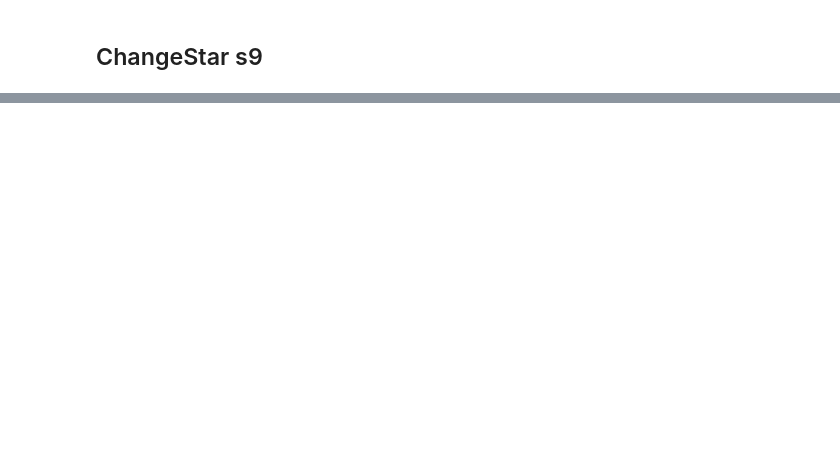
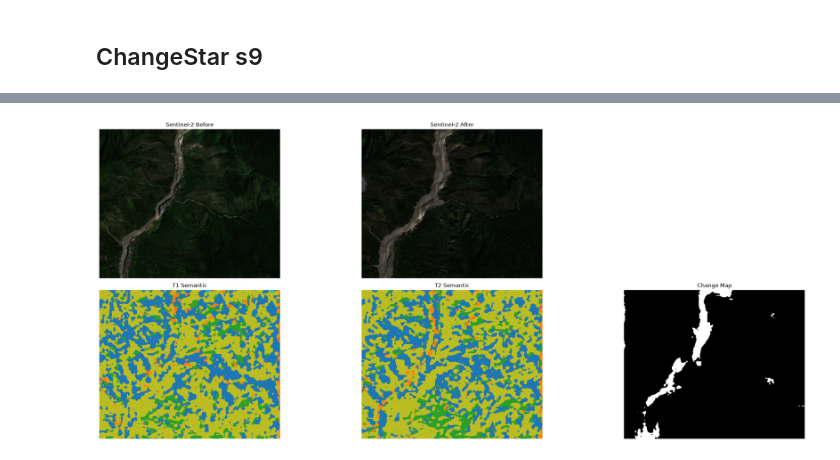
Before and after one commit to cherold01/sds320, a Jupyter notebook: notebooks/model_comparison.ipynb, the cells around one changed output, grey strips where cells are left out. Drawn from its saved outputs; the diff is of its cells as text; code cells hidden in the pictures; blank space fills up the shorter version.

Commit message:
add s0 and s9 to model comparison

```diff
--- a/notebooks/model_comparison.ipynb
+++ b/notebooks/model_comparison.ipynb
@@ -139,0 +169,15 @@ print(f"Recall:    {recall:.4f}")
+# %%
+MODEL_RESULTS_DIR = RESULTS_DIR / "model_comparison" / "s0"
+MODEL_RESULTS_DIR.mkdir(parents=True, exist_ok=True)
+
+detector_s0 = ChangeStarDetection(model_name="s0_s9c1_vitb")
+result_s0 = detector_s0.predict(
+    path_before,
+    path_after,
+    output_change=str(MODEL_RESULTS_DIR / "change_map_s0.tif"),
+    output_t1_semantic=str(MODEL_RESULTS_DIR / "t1_semantic_s0.tif"),
+    output_t2_semantic=str(MODEL_RESULTS_DIR / "t2_semantic_s0.tif"),
+    output_vector=str(MODEL_RESULTS_DIR / "changes_s0.gpkg"),
+    tile_size=256, #fix tile size to avoid issues due to non-square input tiff files
+    overlap=64
+)
@@ -139,0 +191,12 @@ print(f"Recall:    {recall:.4f}")
+# %%
+fig = detector_s0.visualize(
+    path_before,
+    path_after,
+    result=result_s0,
+    figsize=(25, 10),
+    title1="Sentinel-2 Before",
+    title2="Sentinel-2 After",
+)
+plt.show()
+# %% [output]
+[figure, added]
```
Also changed, not shown: parts of 10 cells of this notebook.
